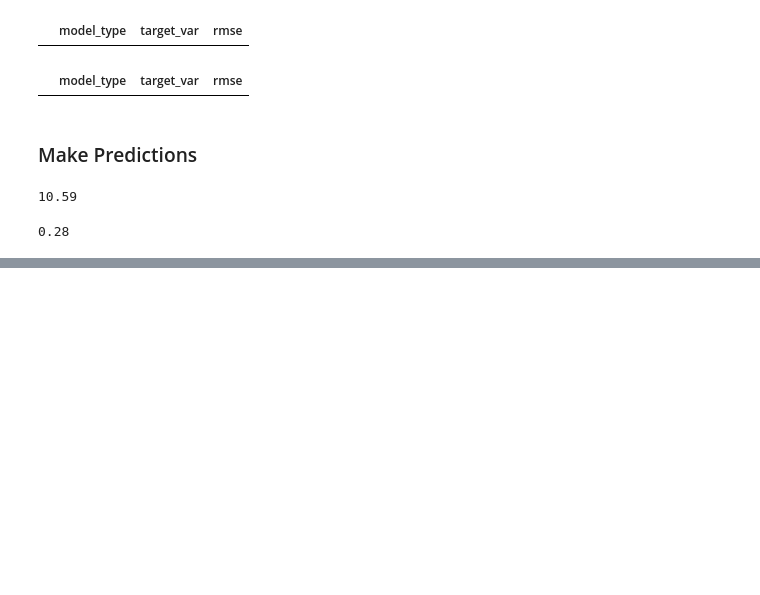
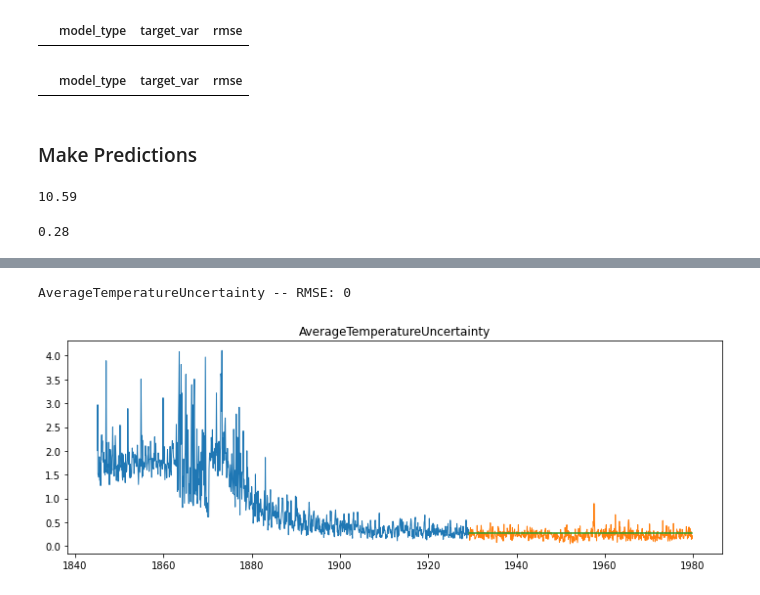
Before and after one commit to brandonjbryant/time-to-forecast-the-weather, a Jupyter notebook: Time-Series-Analysis.ipynb, the cells around one changed output, grey strips where cells are left out. Drawn from its saved outputs; the diff is of its cells as text; code cells hidden in the pictures; blank space fills up the shorter version.

```diff
--- a/Time-Series-Analysis.ipynb
+++ b/Time-Series-Analysis.ipynb
@@ -386,0 +432,5 @@ yhat_df.head()
+# %%
+plot_and_eval('AverageTemperatureUncertainty')
+# %% [output]
+AverageTemperatureUncertainty -- RMSE: 0
+[figure, added]
```
Also changed, not shown: parts of 37 cells of this notebook.
